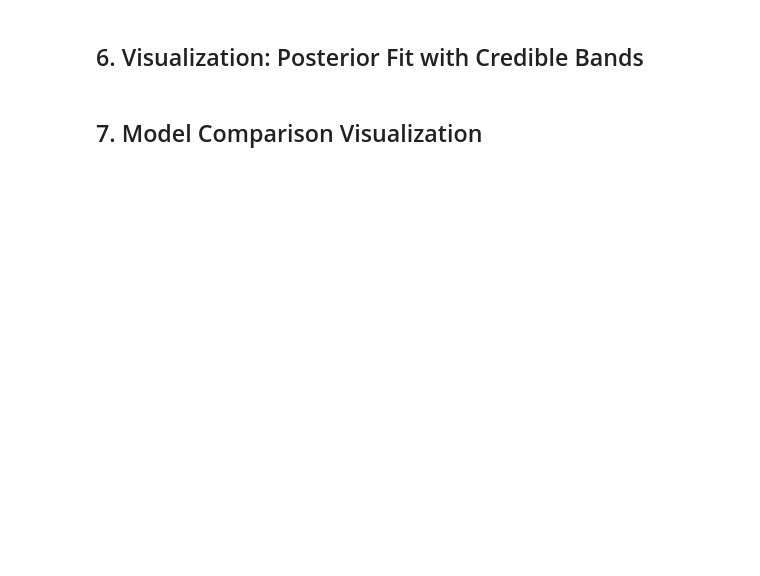
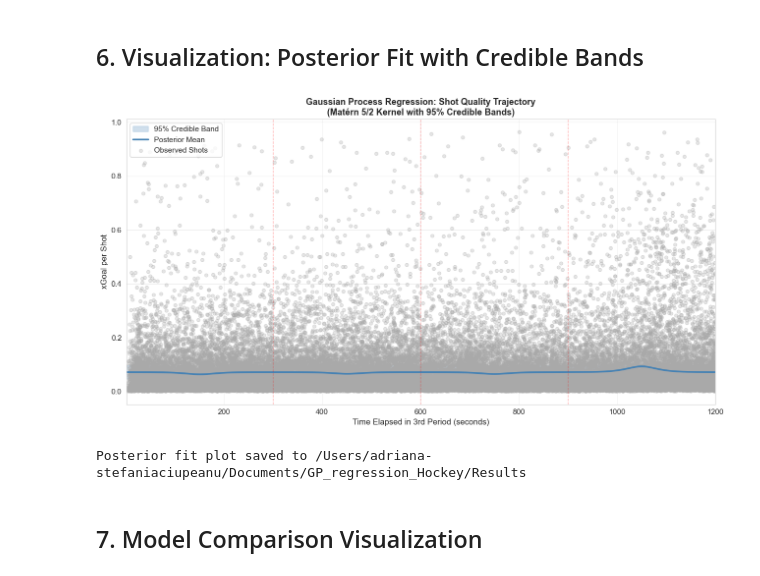
Before and after one commit to cadrianas/GP_regression_Hockey, a Jupyter notebook: notebooks/02_experimentation.ipynb, the cells around one changed output. Saved outputs shown, nothing was run; the diff lists cells and outputs as text; code cells hidden in the pictures; blank space fills up the shorter version.

```diff
--- a/notebooks/02_experimentation.ipynb
+++ b/notebooks/02_experimentation.ipynb
@@ -323,34 +408,37 @@ fig, ax = plt.subplots(figsize=(13, 7))
 ax.fill_between(
     X_test.flatten(), y_lower, y_upper,
     alpha=0.25, color='steelblue', label='95% Credible Band'
 )
 
 # Posterior mean
 ax.plot(X_test, y_pred_test, color='steelblue', linewidth=2.5, label='Posterior Mean')
 
 # Raw data
 ax.scatter(
-    comeback_df['time'], comeback_df['xGoal'],
+    comeback_df['time_elapsed_in_period'], comeback_df['xGoal'],
     alpha=0.3, s=25, color='darkgray', label='Observed Shots'
 )
 
 # Time window boundaries
 for boundary in [300, 600, 900]:
     ax.axvline(boundary, color='red', linestyle='--', alpha=0.3, linewidth=1)
 
 ax.set_xlabel('Time Elapsed in 3rd Period (seconds)', fontsize=12)
 ax.set_ylabel('xGoal per Shot', fontsize=12)
 ax.set_title(f'Gaussian Process Regression: Shot Quality Trajectory\n({best_kernel} Kernel with 95% Credible Bands)',
              fontsize=13, fontweight='bold')
 ax.legend(loc='best', fontsize=11)
 ax.grid(True, alpha=0.3)
 ax.set_xlim(X_test.min(), X_test.max())
 
 plt.tight_layout()
 plt.savefig(RESULTS_DIR / 'posterior_fit_credible_bands.png', dpi=300, bbox_inches='tight')
 plt.show()
 
 print(f"Posterior fit plot saved to {RESULTS_DIR}")
+# %% [output]
+[figure, added]
+Posterior fit plot saved to /Users/adriana-stefaniaciupeanu/Documents/GP_regression_Hockey/Results
 # %% [markdown]
 ## 7. Model Comparison Visualization
 # %%
```
Also changed, not shown: parts of 10 cells of this notebook, 3 other files.
